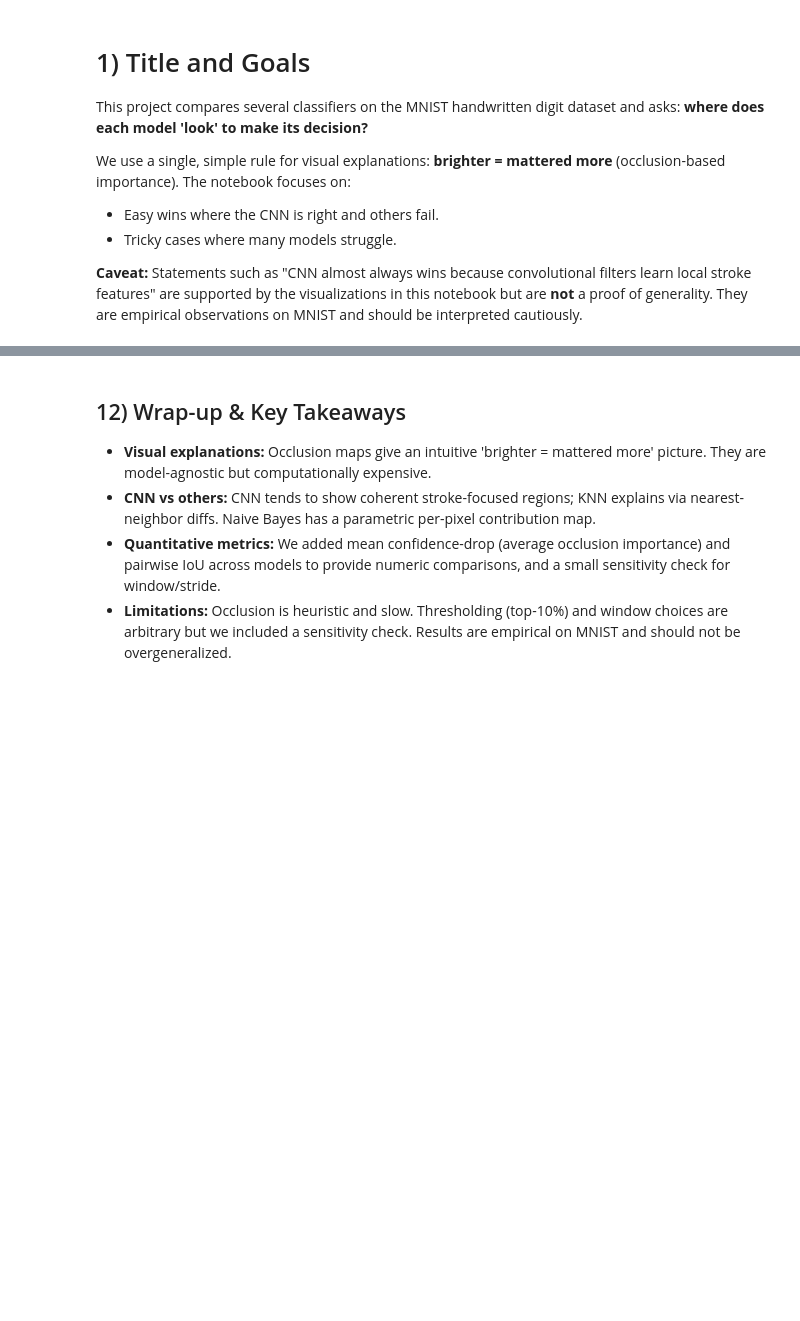
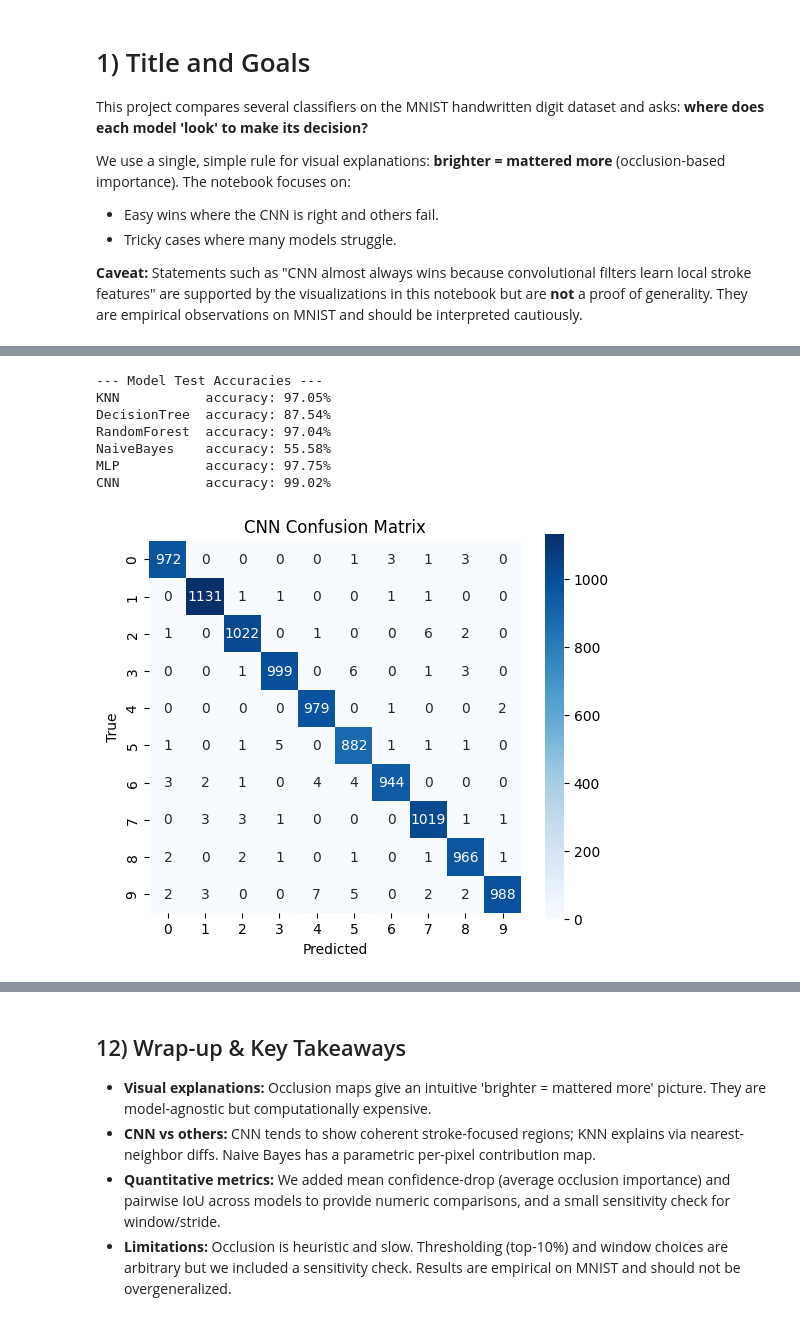
Before and after one commit to NietzscheDostoevsky/MastersDS, a Jupyter notebook: AM609-Lab/Sem1Project/prototype_v2.ipynb, the cells around one changed output, grey strips where cells are left out. Cells and saved outputs as stored; diff of their text form; code cells hidden in the pictures; blank space fills up the shorter version.

```diff
--- a/AM609-Lab/Sem1Project/prototype_v2.ipynb
+++ b/AM609-Lab/Sem1Project/prototype_v2.ipynb
@@ -85,23 +108,32 @@ cnn.fit(X_train_img, y_train, validation_split=0.1, epochs=8, batch_size=128, ca
 # %%
 # 6) Evaluate Accuracy
 preds = {name: clf.predict(X_test) for name, clf in models_sklearn.items()}
 accs = {name: accuracy_score(y_test, preds[name]) for name in models_sklearn}
 proba_cnn = cnn.predict(X_test_img, verbose=0)
 preds['CNN'] = np.argmax(proba_cnn, axis=1)
 accs['CNN'] = accuracy_score(y_test, preds['CNN'])
 print('--- Model Test Accuracies ---')
 for name in ['KNN','DecisionTree','RandomForest','NaiveBayes','MLP','CNN']:
     print(f"{name:<13} accuracy: {accs[name]:.2%}")
 
 # Confusion matrix for CNN
 import seaborn as sns
 cm = confusion_matrix(y_test, preds['CNN'])
 plt.figure(figsize=(6,5))
-sns.heatmap(cm, cmap='Blues', square=True)
+sns.heatmap(cm, cmap='Blues', square=True, annot=True, fmt='d')
 plt.title('CNN Confusion Matrix')
 plt.xlabel('Predicted')
 plt.ylabel('True')
 plt.show()
+# %% [output]
+--- Model Test Accuracies ---
+KNN           accuracy: 97.05%
+DecisionTree  accuracy: 87.54%
+RandomForest  accuracy: 97.04%
+NaiveBayes    accuracy: 55.58%
+MLP           accuracy: 97.75%
+CNN           accuracy: 99.02%
+[figure, added]
 # %%
 # 7) Explainability helpers: predict_proba_any and occlusion
 def predict_proba_any(model, x_img, model_name=None):
```
Also changed, not shown: parts of 7 cells of this notebook.
